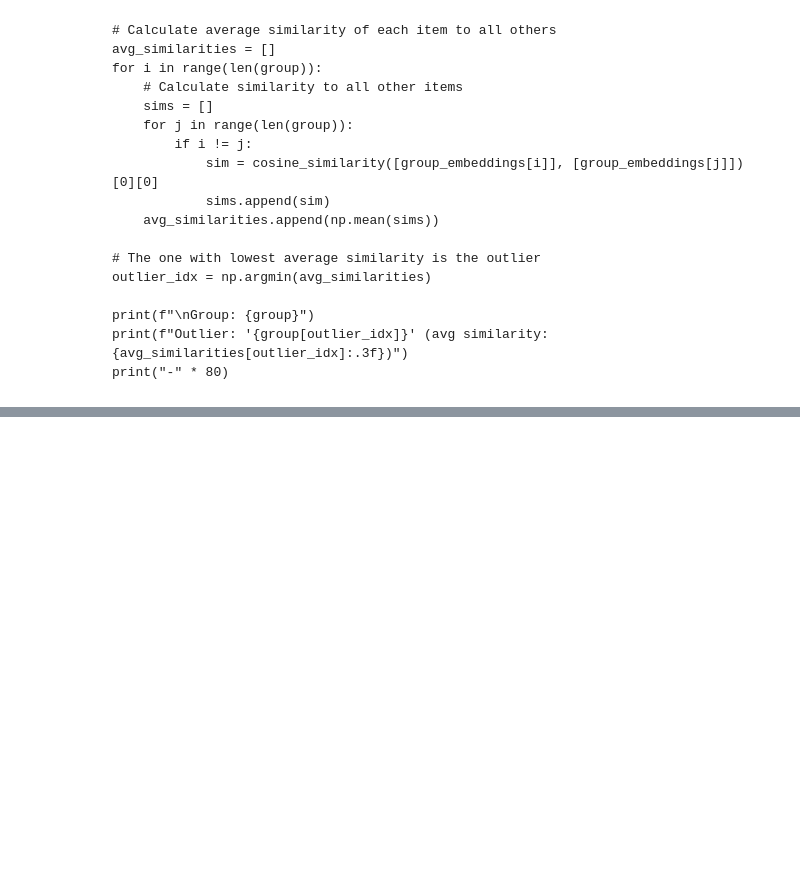
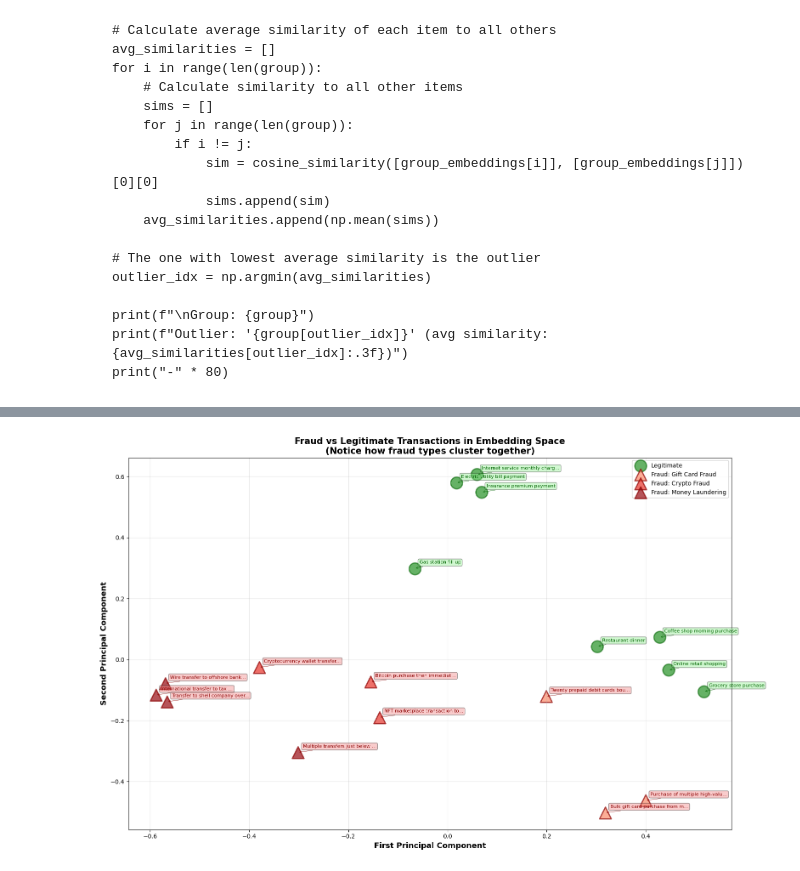
Before and after one commit to Thuvii/TeachingMaterial, a Jupyter notebook: embedding_work/embeddings_demo.ipynb, the cells around one changed output, grey strips where cells are left out. Cells and saved outputs as stored; diff of their text form; code cells hidden in the pictures; blank space fills up the shorter version.

```diff
--- a/embedding_work/embeddings_demo.ipynb
+++ b/embedding_work/embeddings_demo.ipynb
@@ -409,0 +676,97 @@ for group in test_groups:
+# %%
+# Extended dataset with more examples
+all_transactions = [
+    # Legitimate everyday transactions
+    {"desc": "Grocery store purchase", "type": "legitimate", "category": "Daily spending"},
+    {"desc": "Gas station fill up", "type": "legitimate", "category": "Daily spending"},
+    {"desc": "Restaurant dinner", "type": "legitimate", "category": "Daily spending"},
+    {"desc": "Coffee shop morning purchase", "type": "legitimate", "category": "Daily spending"},
+    {"desc": "Online retail shopping", "type": "legitimate", "category": "Daily spending"},
+    {"desc": "Electric utility bill payment", "type": "legitimate", "category": "Bills"},
+    {"desc": "Internet service monthly charge", "type": "legitimate", "category": "Bills"},
+    {"desc": "Insurance premium payment", "type": "legitimate", "category": "Bills"},
+
+    # Money laundering patterns
+    {"desc": "Wire transfer to offshore bank account", "type": "fraud", "category": "Money Laundering"},
+    {"desc": "International transfer to tax haven", "type": "fraud", "category": "Money Laundering"},
+    {"desc": "Transfer to shell company overseas", "type": "fraud", "category": "Money Laundering"},
+    {"desc": "Multiple transfers just below $10,000 threshold", "type": "fraud", "category": "Money Laundering"},
+
+    # Crypto fraud
+    {"desc": "Cryptocurrency wallet transfer to anonymous address", "type": "fraud", "category": "Crypto Fraud"},
+    {"desc": "Bitcoin purchase then immediate external transfer", "type": "fraud", "category": "Crypto Fraud"},
+    {"desc": "NFT marketplace transaction to unverified wallet", "type": "fraud", "category": "Crypto Fraud"},
+
+    # Gift card fraud
+    {"desc": "Purchase of multiple high-value gift cards", "type": "fraud", "category": "Gift Card Fraud"},
+    {"desc": "Twenty prepaid debit cards bought together", "type": "fraud", "category": "Gift Card Fraud"},
+    {"desc": "Bulk gift card purchase from multiple stores", "type": "fraud", "category": "Gift Card Fraud"},
+]
+
+# Encode all transactions
+all_descs = [t["desc"] for t in all_transactions]
+all_embeddings = model.encode(all_descs)
+
+# Reduce to 2D for visualization
+pca_fraud = PCA(n_components=2)
+embeddings_2d_fraud = pca_fraud.fit_transform(all_embeddings)
+
+# Create visualization
+plt.figure(figsize=(16, 10))
+
+# Separate legitimate and fraud transactions
+legit_indices = [i for i, t in enumerate(all_transactions) if t["type"] == "legitimate"]
+fraud_indices = [i for i, t in enumerate(all_transactions) if t["type"] == "fraud"]
+
+# Plot legitimate transactions
+legit_x = embeddings_2d_fraud[legit_indices, 0]
+legit_y = embeddings_2d_fraud[legit_indices, 1]
+plt.scatter(legit_x, legit_y, s=400, c='green', alpha=0.6,
+           edgecolors='darkgreen', linewidth=2, label='Legitimate', marker='o')
+
+# Plot fraud transactions with different colors by category
+fraud_categories = list(set([t["category"] for t in all_transactions if t["type"] == "fraud"]))
+fraud_colors = plt.cm.Reds(np.linspace(0.4, 0.9, len(fraud_categories)))
+
+for cat_idx, category in enumerate(fraud_categories):
+    cat_indices = [i for i, t in enumerate(all_transactions)
+                   if t["type"] == "fraud" and t["category"] == category]
+    cat_x = embeddings_2d_fraud[cat_indices, 0]
+    cat_y = embeddings_2d_fraud[cat_indices, 1]
+    plt.scatter(cat_x, cat_y, s=400, c=[fraud_colors[cat_idx]], alpha=0.7,
+               edgecolors='darkred', linewidth=2, label=f'Fraud: {category}', marker='^')
+
+# Add labels for each point
+for i, t in enumerate(all_transactions):
+    short_desc = t["desc"][:30] + "..." if len(t["desc"]) > 30 else t["desc"]
+    color = 'darkgreen' if t["type"] == "legitimate" else 'darkred'
+    plt.annotate(short_desc,
+                xy=(embeddings_2d_fraud[i, 0], embeddings_2d_fraud[i, 1]),
+                xytext=(8, 8), textcoords='offset points',
+                fontsize=8, color=color,
+                bbox=dict(boxstyle='round,pad=0.3',
+                         facecolor='lightgreen' if t["type"] == "legitimate" else 'lightcoral',
+                         alpha=0.4),
+                arrowprops=dict(arrowstyle='->', color=color, lw=0.5))
+
+plt.xlabel('First Principal Component', fontsize=13, fontweight='bold')
+plt.ylabel('Second Principal Component', fontsize=13, fontweight='bold')
+plt.title('Fraud vs Legitimate Transactions in Embedding Space\n(Notice how fraud types cluster together)',
+         fontsize=15, fontweight='bold')
+plt.legend(loc='best', fontsize=10, framealpha=0.9)
+plt.grid(True, alpha=0.3)
+plt.tight_layout()
+plt.show()
+
+# Print insights
+print("\n" + "=" * 80)
+print("KEY INSIGHTS FOR FRAUD DETECTION:")
+print("=" * 80)
+print("✓ Legitimate transactions cluster together (green circles)")
+print("✓ Different fraud types form distinct clusters (red triangles)")
+print("✓ Similar fraud patterns are close in embedding space")
+print("✓ This allows automated detection of new fraud matching known patterns")
+print("✓ Transactions far from both clusters warrant manual investigation")
+print("=" * 80)
+# %% [output]
+[figure, added]
```
Also changed, not shown: parts of 11 cells of this notebook.
